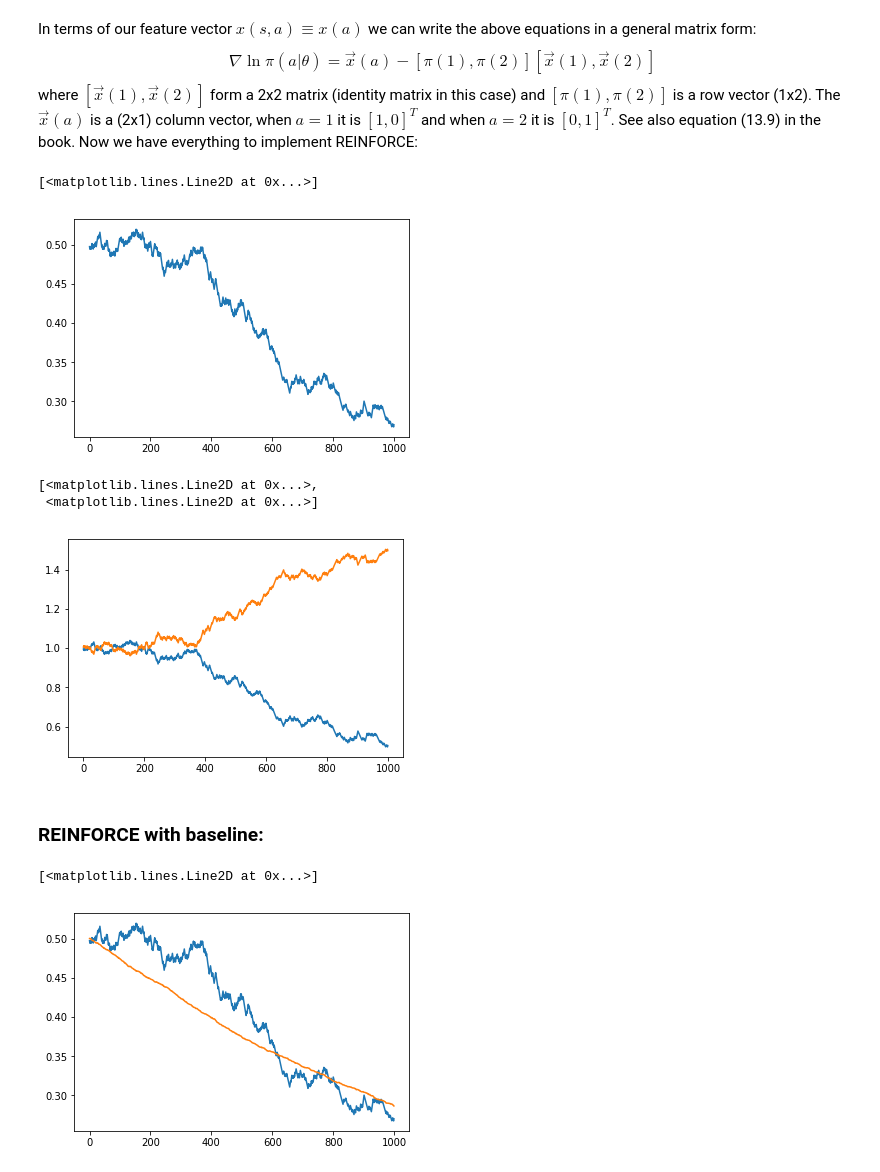
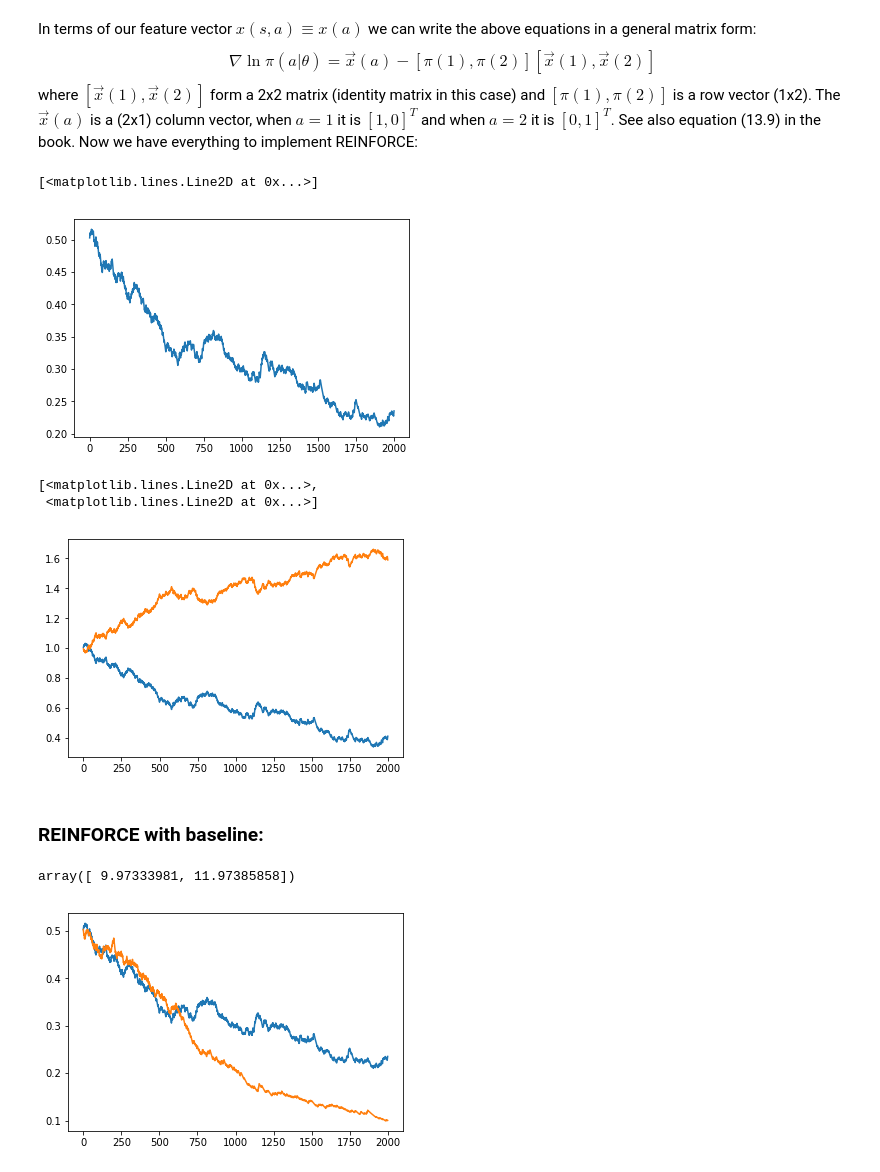
Before and after one commit to tprunarsson/Reiknigreind2018, a Jupyter notebook: pg.ipynb, the cells around one changed output. Cells and saved outputs as stored; diff of their text form; code cells hidden in the pictures.

```diff
--- a/pg.ipynb
+++ b/pg.ipynb
@@ -88,7 +88,7 @@ alpha = .001 # step size
 gamma = 1 # so ignore?
 x = np.eye(2)
 pi = lambda a, x, theta : np.exp(np.matmul(theta,x[:,a-1].T))/np.sum(np.exp(np.matmul(theta,x.T)))
-life_of_pi = np.zeros( 1000 )
+life_of_pi = np.zeros( 2000 )
 life_of_theta = np.zeros( (len(life_of_pi),2) )
 for episode in range( len(life_of_pi) ):
     if np.random.uniform() < pi(1,x,theta):
@@ -106,40 +106,43 @@ import matplotlib.pyplot as plt
 plt.plot(life_of_pi)
 # %% [output]
 [<matplotlib.lines.Line2D at 0x...>]
-[figure, old version]
+[figure, new version]
 # %%
 plt.plot(life_of_theta)
 # %% [output]
 [<matplotlib.lines.Line2D at 0x...>,
  <matplotlib.lines.Line2D at 0x...>]
-[figure, old version]
+[figure, new version]
 # %% [markdown]
 ### REINFORCE with baseline:
 # %%
 theta = np.ones(2) # equal value
 alpha = .001 # step size
 gamma = 1 # so ignore?
 x = np.eye(2)
 pi = lambda a, x, theta : np.exp(np.matmul(theta,x[:,a-1].T))/np.sum(np.exp(np.matmul(theta,x.T)))
-life_of_pi_baseline = np.zeros( 1000 )
+life_of_pi_baseline = np.zeros( 2000 )
 life_of_theta_baseline = np.zeros( (len(life_of_pi),2) )
-Gmean = 0.0
-for episode in range( len(life_of_pi) ):
+Gmean = np.zeros(2)
+N = np.zeros(2)
+for episode in range( len(life_of_pi_baseline) ):
     if np.random.uniform() < pi(1,x,theta):
         a = 1
     else:
         a = 2
     G = np.random.normal(loc=Rtrue[a-1]) # return of the bandit
-    Gmean = Gmean + (1.0/(episode+1.0)) * (G - Gmean) # incremental update of the mean
+    N[a-1] += 1.0
+    Gmean[a-1] = Gmean[a-1] + (1.0/(N[a-1])) * (G - Gmean[a-1]) # incremental update of the mean
     piGrad = x[:,a-1] - np.matmul(np.array( [pi(1,x,theta), pi(2,x,theta)] ), x)
-    theta = theta + alpha * (G-Gmean) * piGrad
+    theta = theta + alpha * (G - Gmean[a-1]) * piGrad
     life_of_pi_baseline[episode] = pi(1,x,theta)
     life_of_theta_baseline[episode,:] = theta
 
 %matplotlib inline
 import matplotlib.pyplot as plt
 plt.plot(life_of_pi)
 plt.plot(life_of_pi_baseline)
+Gmean
 # %% [output]
-[<matplotlib.lines.Line2D at 0x...>]
+array([ 9.97333981, 11.97385858])
-[figure, old version]
+[figure, new version]
```
